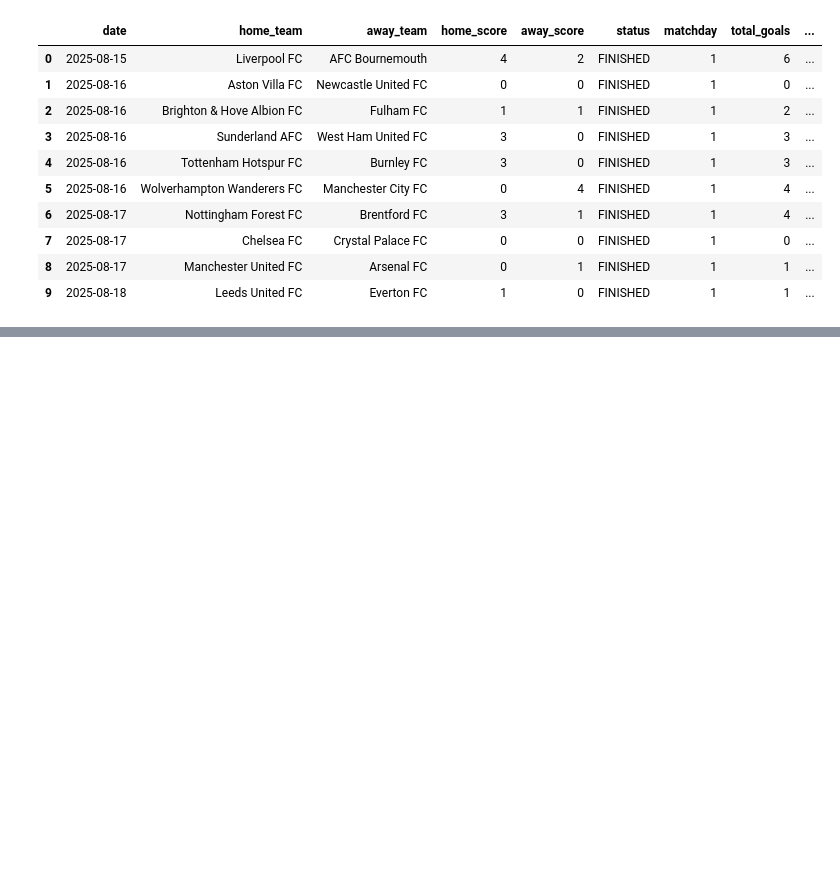
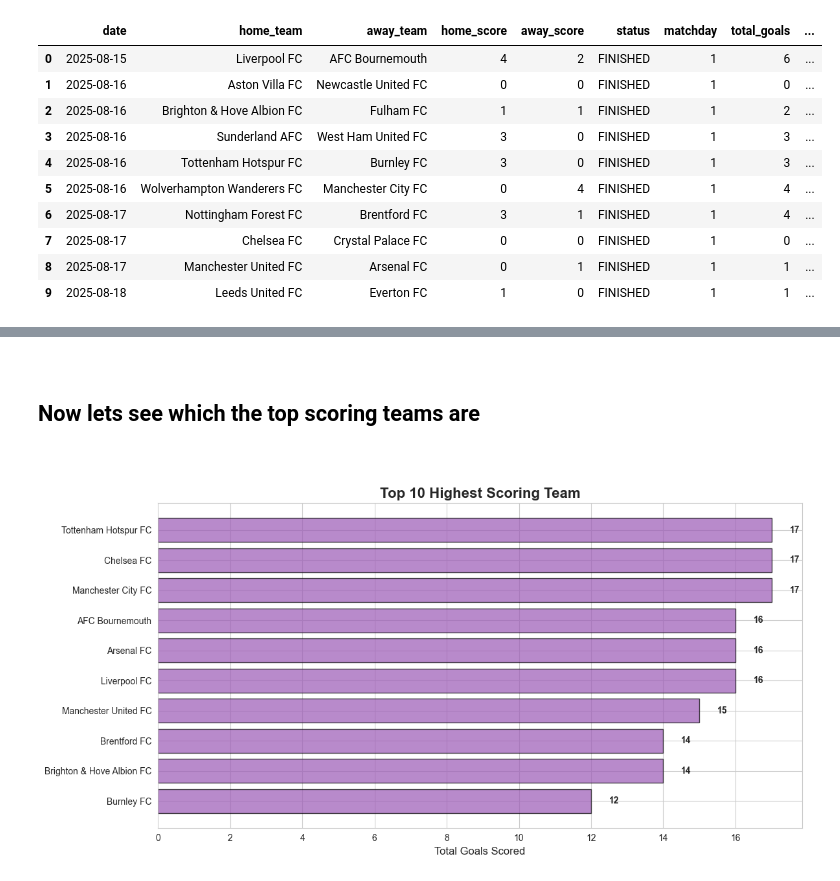
Before and after one commit to rijulpoudel/premier-league-2025-26-prediction, a Jupyter notebook: Untitled.ipynb, the cells around one changed output, grey strips where cells are left out. Cells and saved outputs as stored; diff of their text form; code cells hidden in the pictures; blank space fills up the shorter version.

```diff
--- a/Untitled.ipynb
+++ b/Untitled.ipynb
@@ -244,0 +301,29 @@ Away team average score: 1.14
+# %% [markdown]
+<br>
+<h2>Now lets see which the top scoring teams are</h2>
+<br>
+# %%
+#Lets calculate the total goals score by each team (as home and away)
+home_goals = df_finished.groupby('home_team')['home_score'].sum()
+away_goals = df_finished.groupby('away_team')['away_score'].sum()
+
+total_goals_by_team = home_goals.add(away_goals, fill_value = 0).sort_values(ascending = False)
+
+#Lets plot now the top 10 scoring teams
+plt.figure(figsize=(12,6))
+
+top_10 = total_goals_by_team.head(10)
+plt.barh(range(len(top_10)), top_10.values, color='#9b59b6', edgecolor='black', alpha=0.7)
+plt.yticks(range(len(top_10)), top_10.index)
+plt.xlabel('Total Goals Scored', fontsize=12)
+plt.title('Top 10 Highest Scoring Team', fontsize=16, fontweight = 'bold')
+plt.gca().invert_yaxis()
+
+#Adding value in labels
+for i,v in enumerate(top_10.values):
+    plt.text(v+ 0.5, i, str(int(v)), va='center', fontweight='bold')
+
+plt.tight_layout()
+plt.show()
+# %% [output]
+[figure, added]
```
Also changed, not shown: parts of 7 cells of this notebook.
